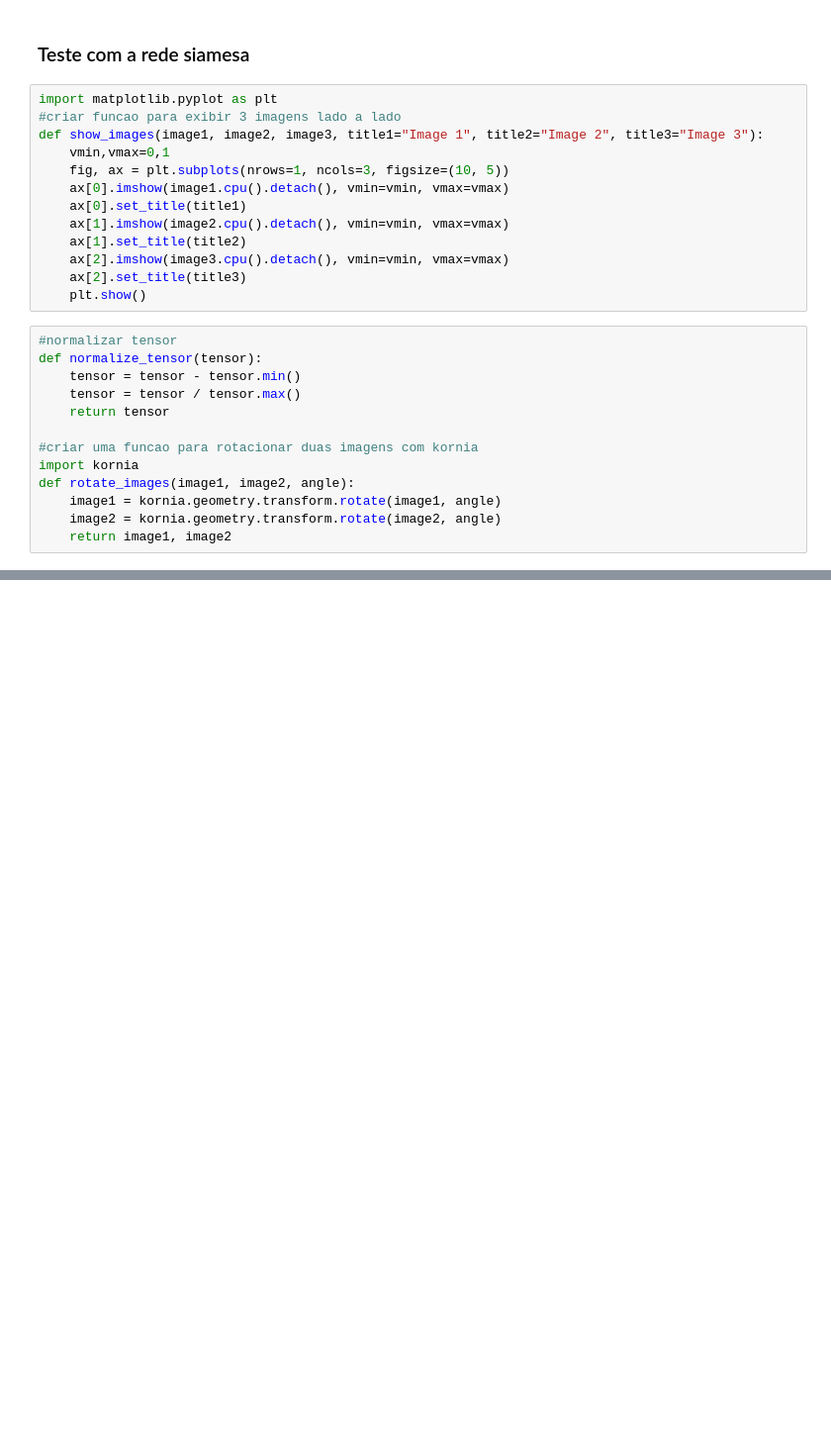
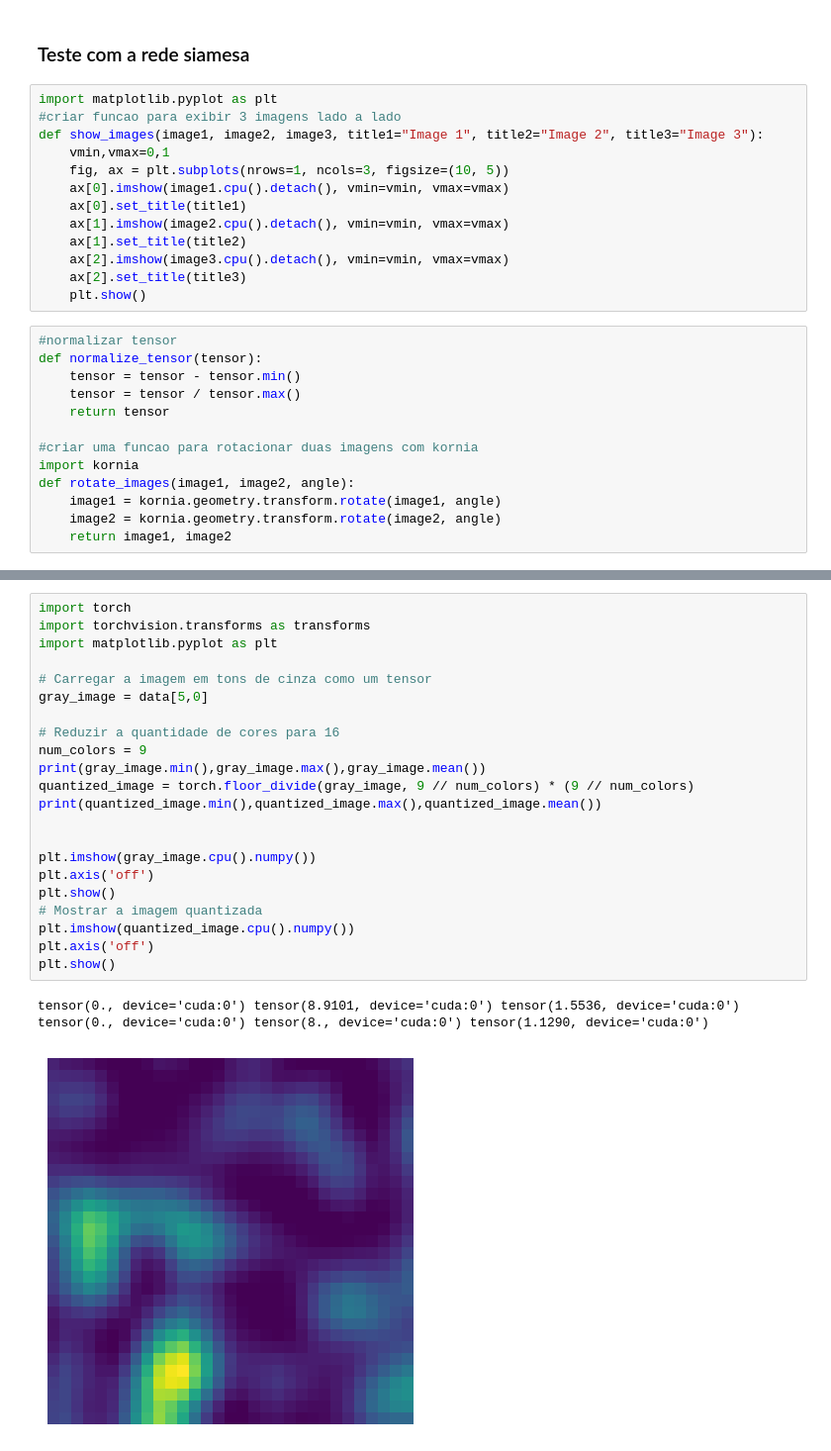
Before and after one commit to binarycode11/singular-points, a Jupyter notebook: siamesa.ipynb, the cells around one changed output, grey strips where cells are left out. Shown at 99% size. Drawn from its saved outputs; the diff is of its cells as text; blank space fills up the shorter version.

```diff
--- a/siamesa.ipynb
+++ b/siamesa.ipynb
@@ -465,0 +455,26 @@ print(dist.argmin().item(),dist)
+# %%
+import torch
+import torchvision.transforms as transforms
+import matplotlib.pyplot as plt
+
+# Carregar a imagem em tons de cinza como um tensor
+gray_image = data[5,0]
+
+# Reduzir a quantidade de cores para 16
+num_colors = 9
+print(gray_image.min(),gray_image.max(),gray_image.mean())
+quantized_image = torch.floor_divide(gray_image, 9 // num_colors) * (9 // num_colors)
+print(quantized_image.min(),quantized_image.max(),quantized_image.mean())
+
+
+plt.imshow(gray_image.cpu().numpy())
+plt.axis('off')
+plt.show()
+# Mostrar a imagem quantizada
+plt.imshow(quantized_image.cpu().numpy())
+plt.axis('off')
+plt.show()
+# %% [output]
+tensor(0., device='cuda:0') tensor(8.9101, device='cuda:0') tensor(1.5536, device='cuda:0')
+tensor(0., device='cuda:0') tensor(8., device='cuda:0') tensor(1.1290, device='cuda:0')
+[figure, added]
```
Also changed, not shown: parts of 10 cells of this notebook.
